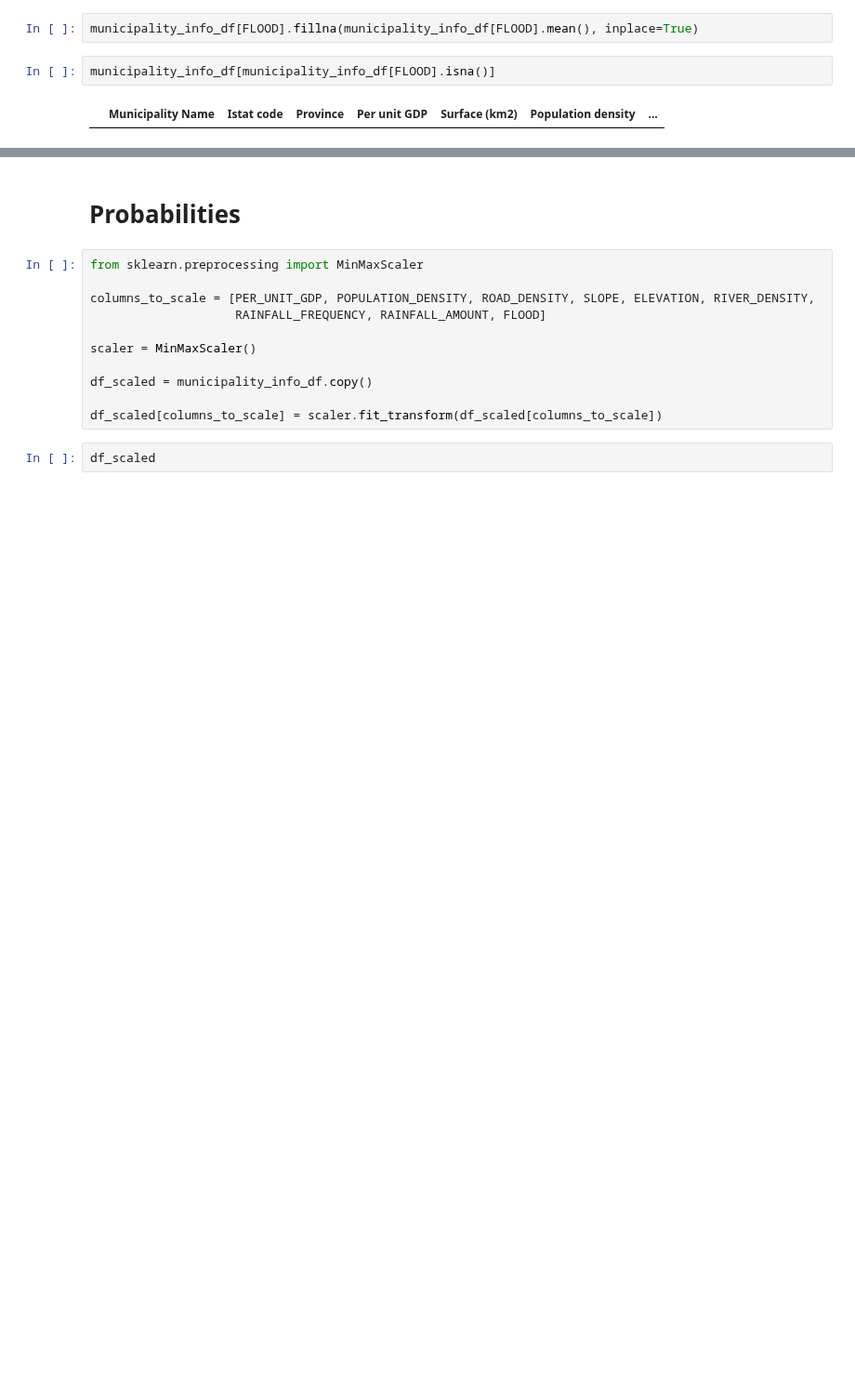
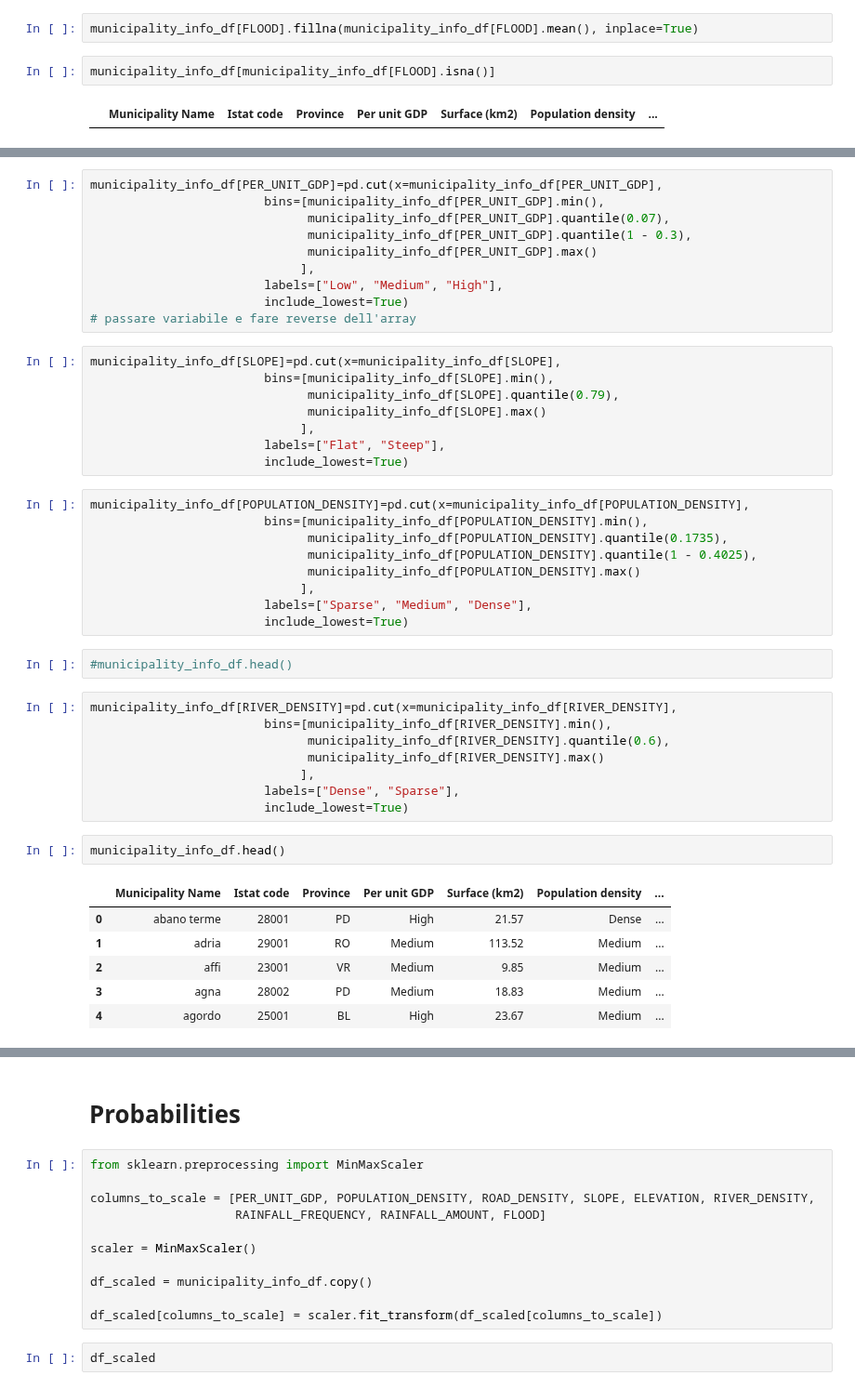
Before and after one commit to RiccardoSpolaor/Flood-disaster-prediction, a Jupyter notebook: Data.ipynb, the cells around one changed output, grey strips where cells are left out. Shown at 93% size. Saved outputs shown, nothing was run; the diff lists cells and outputs as text; blank space fills up the shorter version.

```diff
--- a/Data.ipynb
+++ b/Data.ipynb
@@ -607,0 +646,46 @@ municipality_info_df[municipality_info_df[FLOOD].isna()]
+# %%
+municipality_info_df[PER_UNIT_GDP]=pd.cut(x=municipality_info_df[PER_UNIT_GDP],
+                        bins=[municipality_info_df[PER_UNIT_GDP].min(),
+                              municipality_info_df[PER_UNIT_GDP].quantile(0.07),
+                              municipality_info_df[PER_UNIT_GDP].quantile(1 - 0.3),
+                              municipality_info_df[PER_UNIT_GDP].max()
+                             ],
+                        labels=["Low", "Medium", "High"],
+                        include_lowest=True)
+# passare variabile e fare reverse dell'array
+# %%
+municipality_info_df[SLOPE]=pd.cut(x=municipality_info_df[SLOPE],
+                        bins=[municipality_info_df[SLOPE].min(),
+                              municipality_info_df[SLOPE].quantile(0.79),
+                              municipality_info_df[SLOPE].max()
+                             ],
+                        labels=["Flat", "Steep"],
+                        include_lowest=True)
+# %%
+municipality_info_df[POPULATION_DENSITY]=pd.cut(x=municipality_info_df[POPULATION_DENSITY],
+                        bins=[municipality_info_df[POPULATION_DENSITY].min(),
+                              municipality_info_df[POPULATION_DENSITY].quantile(0.1735),
+                              municipality_info_df[POPULATION_DENSITY].quantile(1 - 0.4025),
+                              municipality_info_df[POPULATION_DENSITY].max()
+                             ],
+                        labels=["Sparse", "Medium", "Dense"],
+                        include_lowest=True)
+# %%
+#municipality_info_df.head()
+# %%
+municipality_info_df[RIVER_DENSITY]=pd.cut(x=municipality_info_df[RIVER_DENSITY],
+                        bins=[municipality_info_df[RIVER_DENSITY].min(),
+                              municipality_info_df[RIVER_DENSITY].quantile(0.6),
+                              municipality_info_df[RIVER_DENSITY].max()
+                             ],
+                        labels=["Dense", "Sparse"],
+                        include_lowest=True)
+# %%
+municipality_info_df.head()
+# %% [output]
+|  | Municipality Name | Istat code | Province | Per unit GDP | Surface (km2) | Population density | ... |
+| 0 | abano terme | 28001 | PD | High | 21.57 | Dense | ... |
+| 1 | adria | 29001 | RO | Medium | 113.52 | Medium | ... |
+| 2 | affi | 23001 | VR | Medium | 9.85 | Medium | ... |
+| 3 | agna | 28002 | PD | Medium | 18.83 | Medium | ... |
+| 4 | agordo | 25001 | BL | High | 23.67 | Medium | ... |
```
Also changed, not shown: parts of 12 cells of this notebook, 1 other file.
